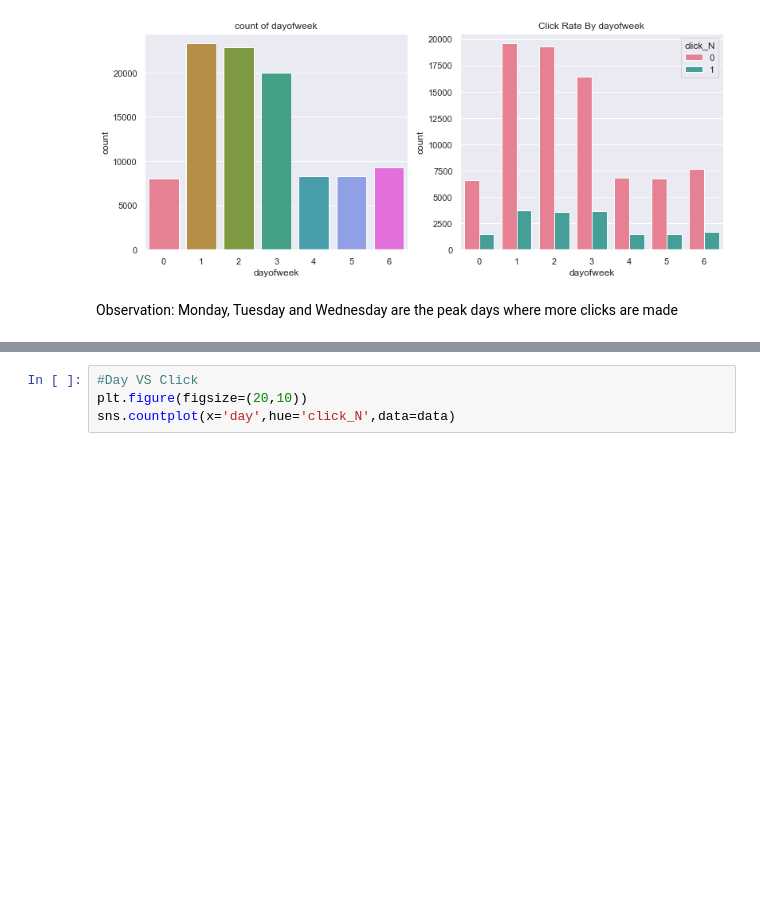
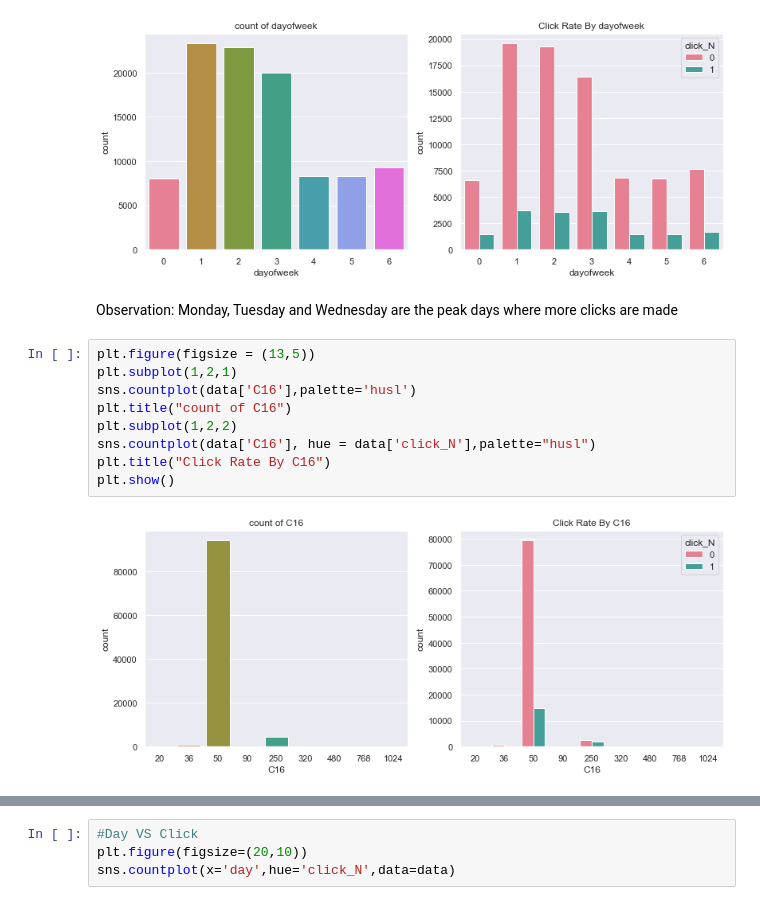
Before and after one commit to jagsrj/ClickThroughRatePrediction, a Jupyter notebook: Machine Learning Assignment - Click Through Rate Prediction.ipynb, the cells around one changed output, grey strips where cells are left out. Cells and saved outputs as stored; diff of their text form; blank space fills up the shorter version.

```diff
--- a/Machine Learning Assignment - Click Through Rate Prediction.ipynb
+++ b/Machine Learning Assignment - Click Through Rate Prediction.ipynb
@@ -190,3 +190,14 @@ plt.show()
 # %% [markdown]
 Observation:
 Monday, Tuesday and Wednesday are the peak days where more clicks are made
+# %%
+plt.figure(figsize = (13,5))
+plt.subplot(1,2,1)
+sns.countplot(data['C16'],palette='husl')
+plt.title("count of C16")
+plt.subplot(1,2,2)
+sns.countplot(data['C16'], hue = data['click_N'],palette="husl")
+plt.title("Click Rate By C16")
+plt.show()
+# %% [output]
+[figure, added]
```
Also changed, not shown: parts of 18 cells of this notebook.
